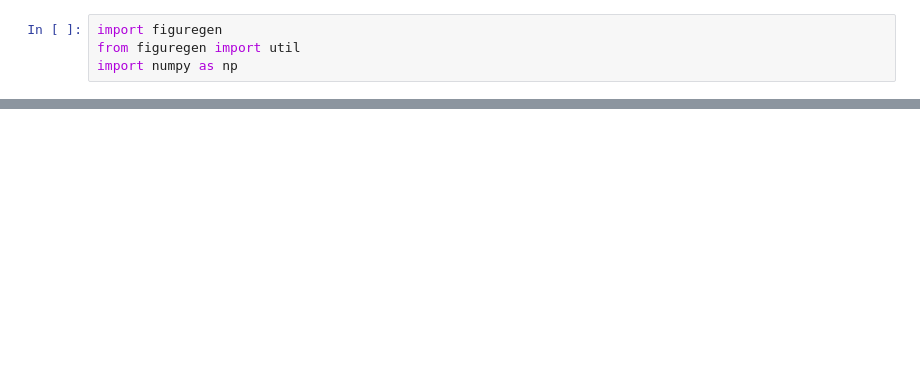
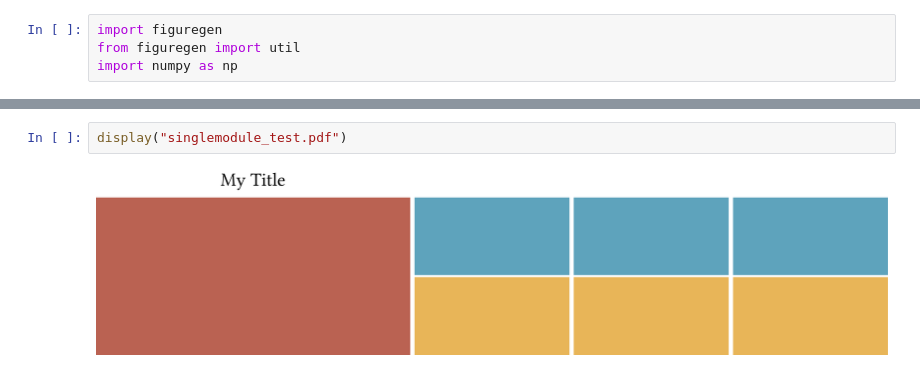
Before and after one commit to Mira-13/figure-gen, a Jupyter notebook: Tutorial.ipynb, the cells around one changed output, grey strips where cells are left out. Drawn from its saved outputs; the diff is of its cells as text; blank space fills up the shorter version.

```diff
--- a/Tutorial.ipynb
+++ b/Tutorial.ipynb
@@ -228,0 +138,4 @@ Image(filename=pngname)
+# %%
+display("singlemodule_test.pdf")
+# %% [output]
+[figure, added]
```
Also changed, not shown: parts of 59 cells of this notebook, 1 other file.
